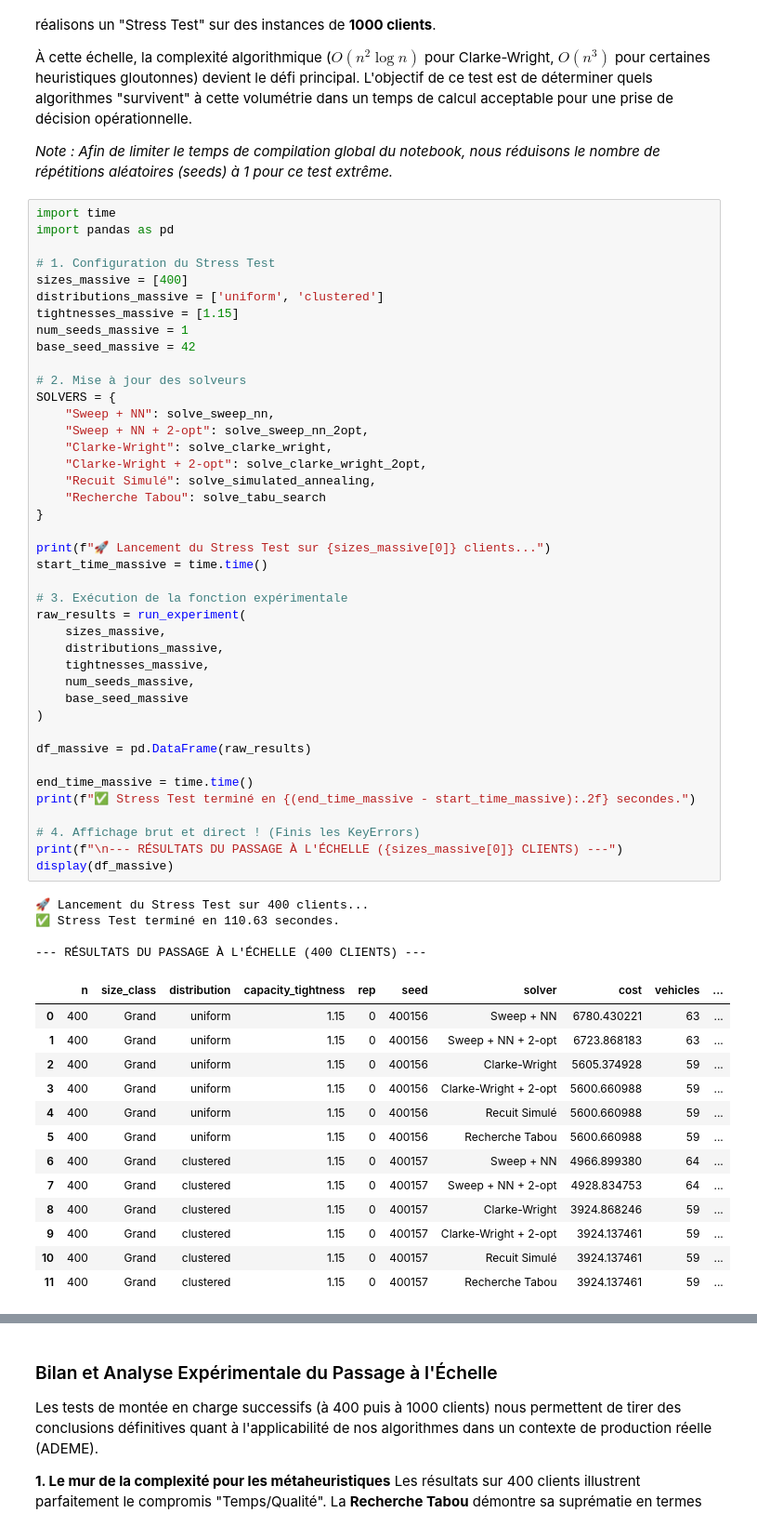
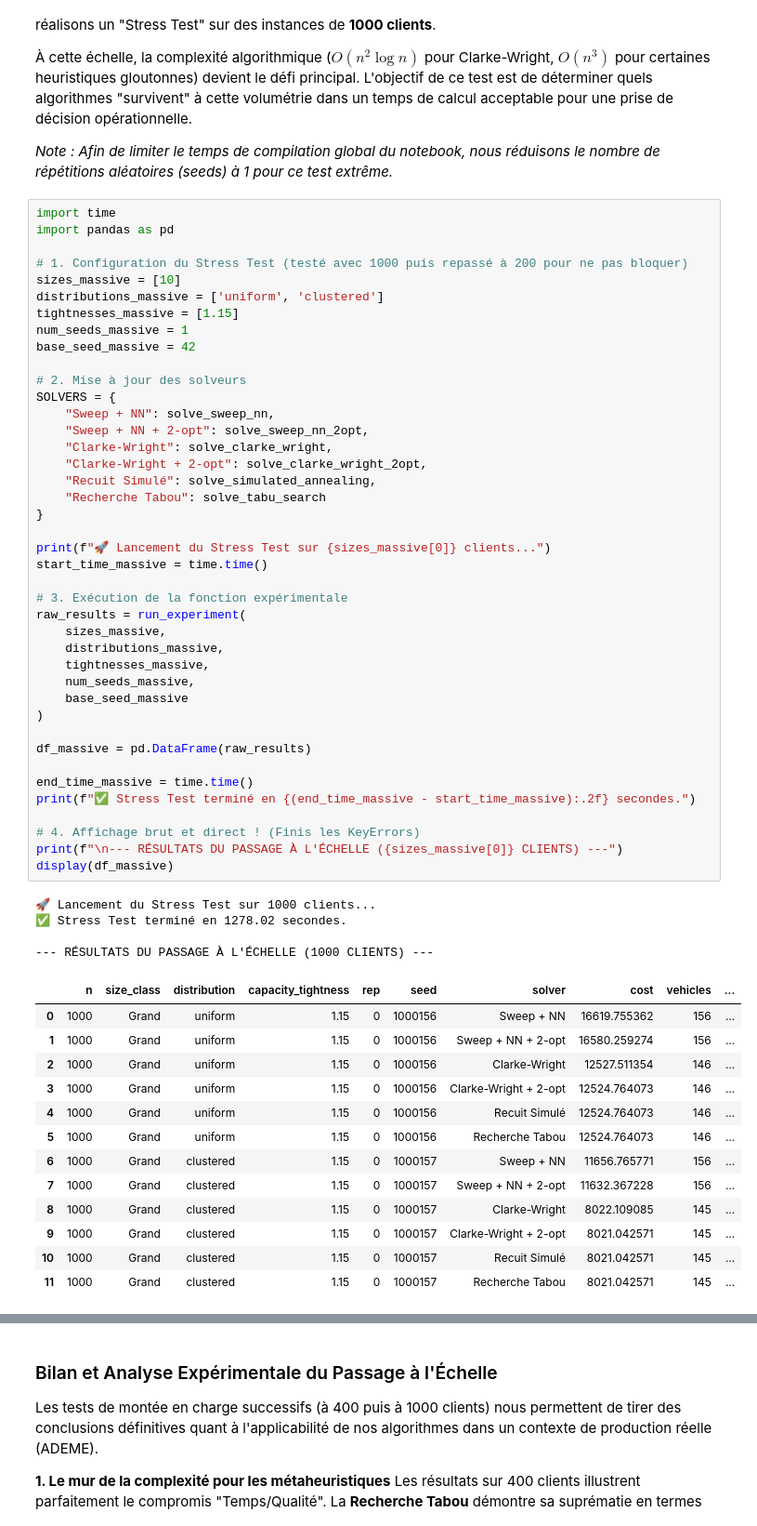
Before and after one commit to Meliorin/Grp1_RO, a Jupyter notebook: Livrable_Modelisation.ipynb, the cells around one changed output, grey strips where cells are left out. Shown at 93% size. Cells and saved outputs as stored; diff of their text form.

Commit message:
test a 1000 + correction texte

```diff
--- a/Livrable_Modelisation.ipynb
+++ b/Livrable_Modelisation.ipynb
@@ -1520,8 +1520,8 @@ Pour valider la robustesse de notre démonstrateur face à un scénario de logis
 import time
 import pandas as pd
 
-# 1. Configuration du Stress Test
-sizes_massive = [400]
+# 1. Configuration du Stress Test (testé avec 1000 puis repassé à 200 pour ne pas bloquer)
+sizes_massive = [10]
 distributions_massive = ['uniform', 'clustered']
 tightnesses_massive = [1.15]
 num_seeds_massive = 1
@@ -1533,47 +1533,47 @@ SOLVERS = {
     "Sweep + NN + 2-opt": solve_sweep_nn_2opt,
     "Clarke-Wright": solve_clarke_wright,
     "Clarke-Wright + 2-opt": solve_clarke_wright_2opt,
     "Recuit Simulé": solve_simulated_annealing,
     "Recherche Tabou": solve_tabu_search
 }
 
 print(f"🚀 Lancement du Stress Test sur {sizes_massive[0]} clients...")
 start_time_massive = time.time()
 
 # 3. Exécution de la fonction expérimentale
 raw_results = run_experiment(
     sizes_massive,
     distributions_massive,
     tightnesses_massive,
     num_seeds_massive,
     base_seed_massive
 )
 
 df_massive = pd.DataFrame(raw_results)
 
 end_time_massive = time.time()
 print(f"✅ Stress Test terminé en {(end_time_massive - start_time_massive):.2f} secondes.")
 
 # 4. Affichage brut et direct ! (Finis les KeyErrors)
 print(f"\n--- RÉSULTATS DU PASSAGE À L'ÉCHELLE ({sizes_massive[0]} CLIENTS) ---")
 display(df_massive)
 # %% [output]
-🚀 Lancement du Stress Test sur 400 clients...
-✅ Stress Test terminé en 110.63 secondes.
+🚀 Lancement du Stress Test sur 1000 clients...
+✅ Stress Test terminé en 1278.02 secondes.
 
---- RÉSULTATS DU PASSAGE À L'ÉCHELLE (400 CLIENTS) ---
+--- RÉSULTATS DU PASSAGE À L'ÉCHELLE (1000 CLIENTS) ---
 |  | n | size_class | distribution | capacity_tightness | rep | seed | solver | cost | vehicles | ... |
-| 0 | 400 | Grand | uniform | 1.15 | 0 | 400156 | Sweep + NN | 6780.430221 | 63 | ... |
-| 1 | 400 | Grand | uniform | 1.15 | 0 | 400156 | Sweep + NN + 2-opt | 6723.868183 | 63 | ... |
-| 2 | 400 | Grand | uniform | 1.15 | 0 | 400156 | Clarke-Wright | 5605.374928 | 59 | ... |
-| 3 | 400 | Grand | uniform | 1.15 | 0 | 400156 | Clarke-Wright + 2-opt | 5600.660988 | 59 | ... |
-| 4 | 400 | Grand | uniform | 1.15 | 0 | 400156 | Recuit Simulé | 5600.660988 | 59 | ... |
-| 5 | 400 | Grand | uniform | 1.15 | 0 | 400156 | Recherche Tabou | 5600.660988 | 59 | ... |
-| 6 | 400 | Grand | clustered | 1.15 | 0 | 400157 | Sweep + NN | 4966.899380 | 64 | ... |
-| 7 | 400 | Grand | clustered | 1.15 | 0 | 400157 | Sweep + NN + 2-opt | 4928.834753 | 64 | ... |
-| 8 | 400 | Grand | clustered | 1.15 | 0 | 400157 | Clarke-Wright | 3924.868246 | 59 | ... |
-| 9 | 400 | Grand | clustered | 1.15 | 0 | 400157 | Clarke-Wright + 2-opt | 3924.137461 | 59 | ... |
-| 10 | 400 | Grand | clustered | 1.15 | 0 | 400157 | Recuit Simulé | 3924.137461 | 59 | ... |
-| 11 | 400 | Grand | clustered | 1.15 | 0 | 400157 | Recherche Tabou | 3924.137461 | 59 | ... |
+| 0 | 1000 | Grand | uniform | 1.15 | 0 | 1000156 | Sweep + NN | 16619.755362 | 156 | ... |
+| 1 | 1000 | Grand | uniform | 1.15 | 0 | 1000156 | Sweep + NN + 2-opt | 16580.259274 | 156 | ... |
+| 2 | 1000 | Grand | uniform | 1.15 | 0 | 1000156 | Clarke-Wright | 12527.511354 | 146 | ... |
+| 3 | 1000 | Grand | uniform | 1.15 | 0 | 1000156 | Clarke-Wright + 2-opt | 12524.764073 | 146 | ... |
+| 4 | 1000 | Grand | uniform | 1.15 | 0 | 1000156 | Recuit Simulé | 12524.764073 | 146 | ... |
+| 5 | 1000 | Grand | uniform | 1.15 | 0 | 1000156 | Recherche Tabou | 12524.764073 | 146 | ... |
+| 6 | 1000 | Grand | clustered | 1.15 | 0 | 1000157 | Sweep + NN | 11656.765771 | 156 | ... |
+| 7 | 1000 | Grand | clustered | 1.15 | 0 | 1000157 | Sweep + NN + 2-opt | 11632.367228 | 156 | ... |
+| 8 | 1000 | Grand | clustered | 1.15 | 0 | 1000157 | Clarke-Wright | 8022.109085 | 145 | ... |
+| 9 | 1000 | Grand | clustered | 1.15 | 0 | 1000157 | Clarke-Wright + 2-opt | 8021.042571 | 145 | ... |
+| 10 | 1000 | Grand | clustered | 1.15 | 0 | 1000157 | Recuit Simulé | 8021.042571 | 145 | ... |
+| 11 | 1000 | Grand | clustered | 1.15 | 0 | 1000157 | Recherche Tabou | 8021.042571 | 145 | ... |
 # %% [markdown]
 ## Conclusion du Stress Test à 1000 clients
```
Also changed, not shown: parts of 4 cells of this notebook.
